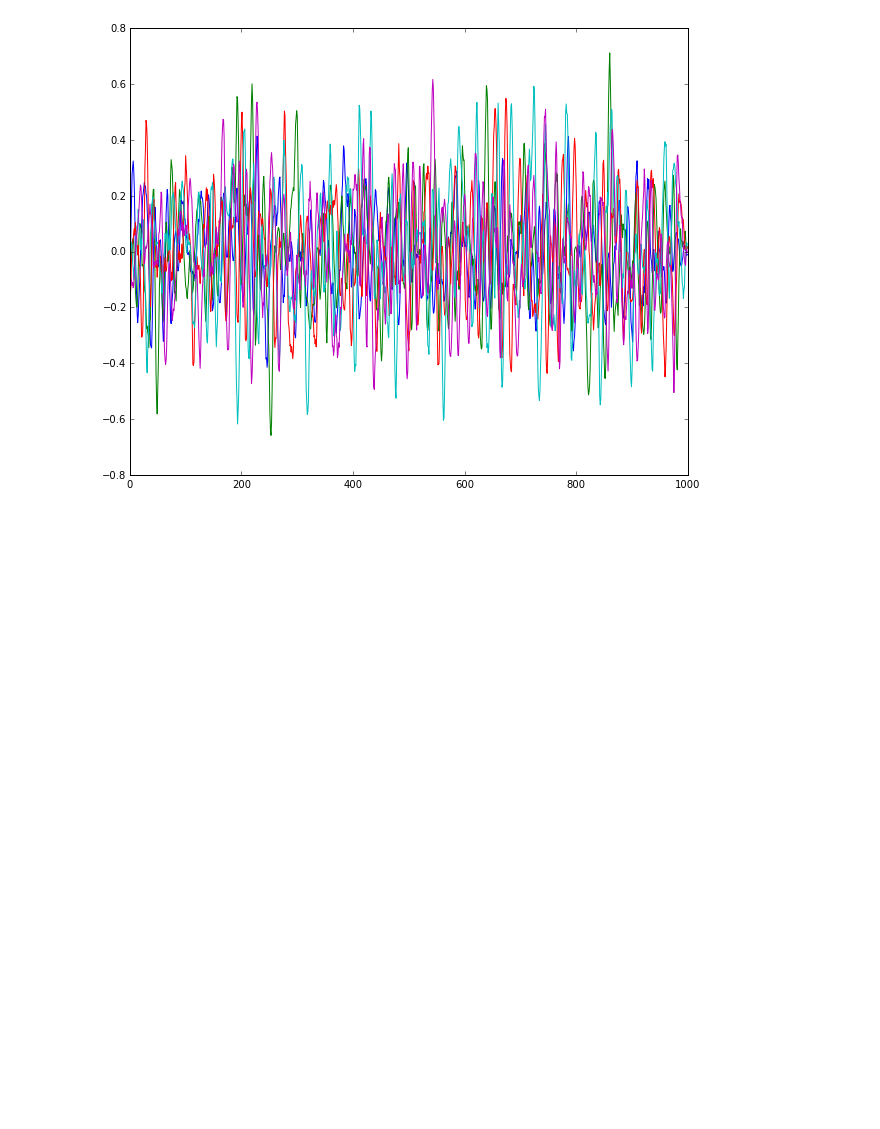
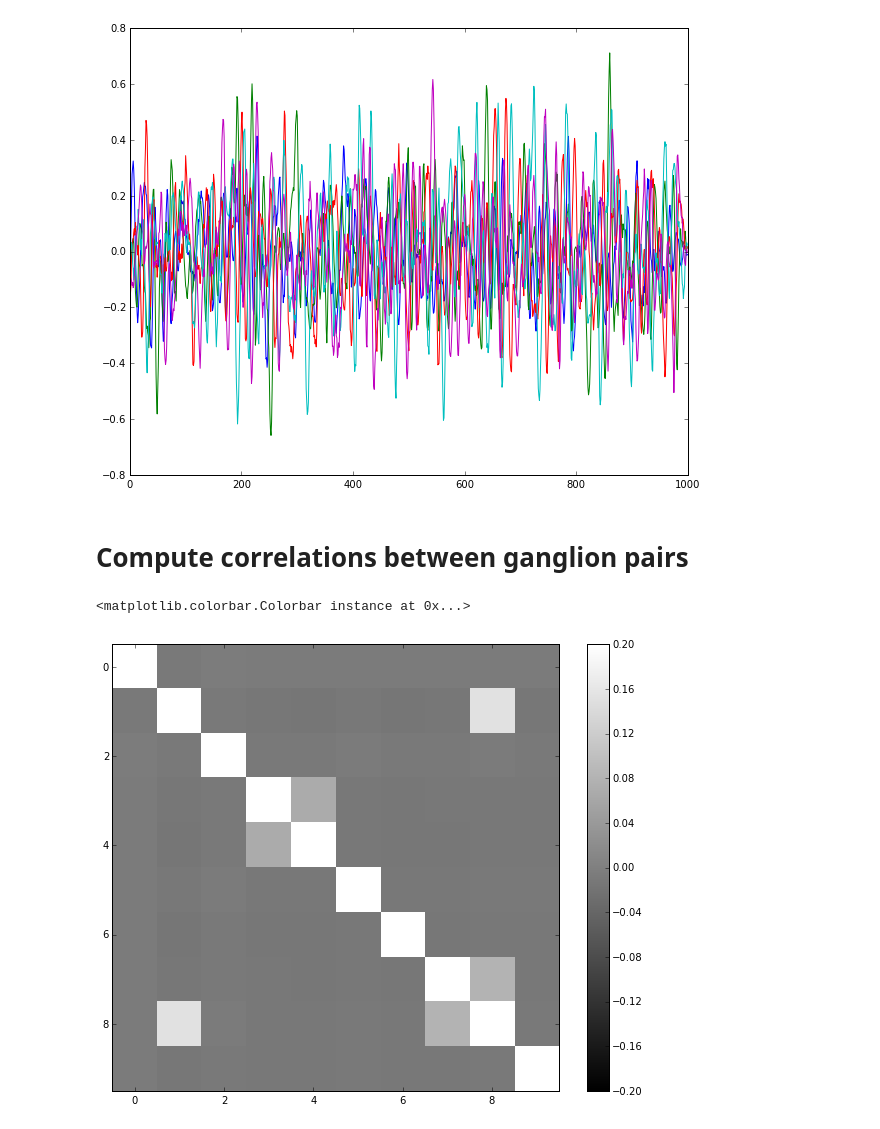
Before and after one commit to lmcintosh/ipython-notebooks, a Jupyter notebook: 00 Baccus Lab - Predictive Coding Correlation Simulation 7-18-15.ipynb, the cells around one changed output. Cells and saved outputs as stored; diff of their text form; code cells hidden in the pictures; blank space fills up the shorter version.

```diff
--- a/00 Baccus Lab - Predictive Coding Correlation Simulation 7-18-15.ipynb
+++ b/00 Baccus Lab - Predictive Coding Correlation Simulation 7-18-15.ipynb
@@ -240,3 +196,17 @@ title('Individual Amacrine RF', fontsize=18)
 p = plot(inhibition[::10,:].T)
 # %% [output]
 [figure]
+# %% [markdown]
+# Compute correlations between ganglion pairs
+# %%
+ganglion_corrs = np.zeros((len(ganglions), len(ganglions)))
+for idg,g1 in enumerate(ganglions):
+    for jdg,g2 in enumerate(ganglions):
+        ganglion_corrs[idg,jdg] = pearsonr(g1,g2)[0]
+# %%
+imgplot = imshow(ganglion_corrs)
+imgplot.set_clim(-0.2,0.2)
+colorbar()
+# %% [output]
+<matplotlib.colorbar.Colorbar instance at 0x...>
+[figure, added]
```
Also changed, not shown: parts of 9 cells of this notebook.
